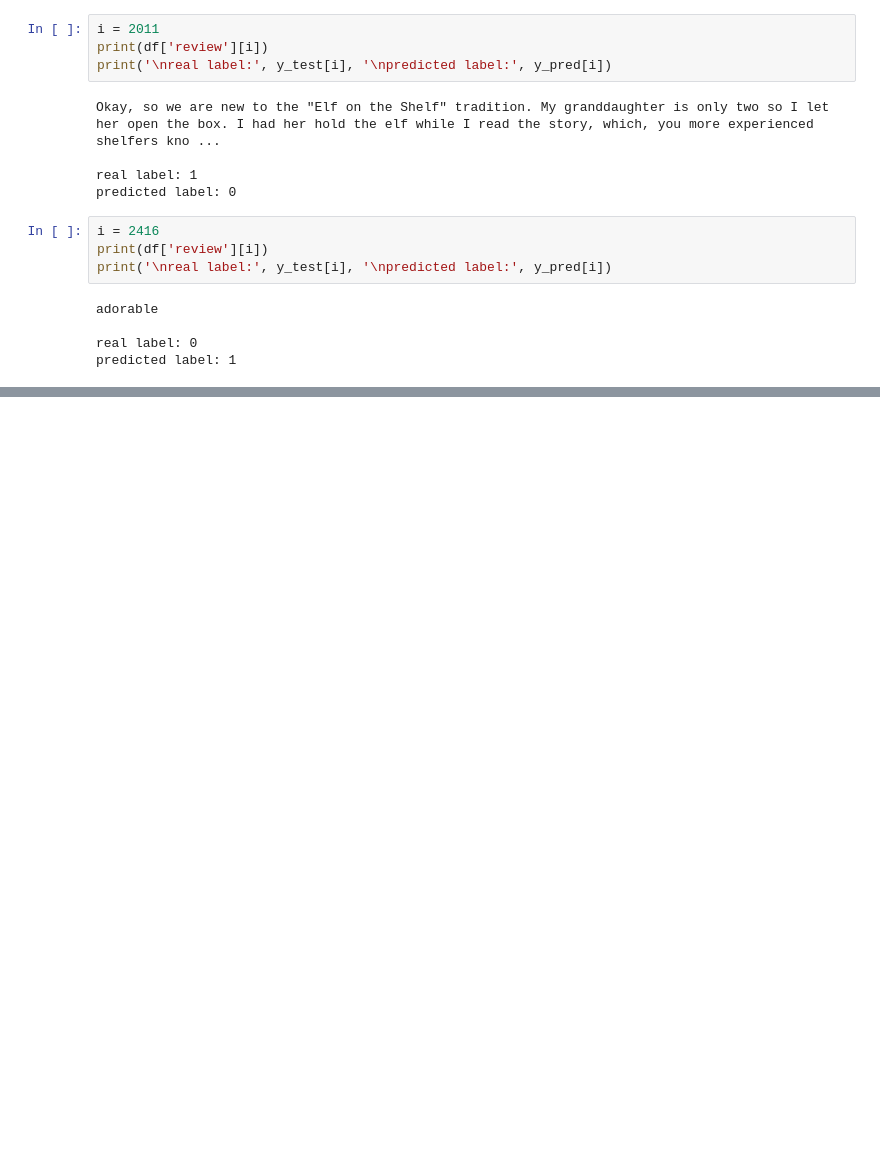
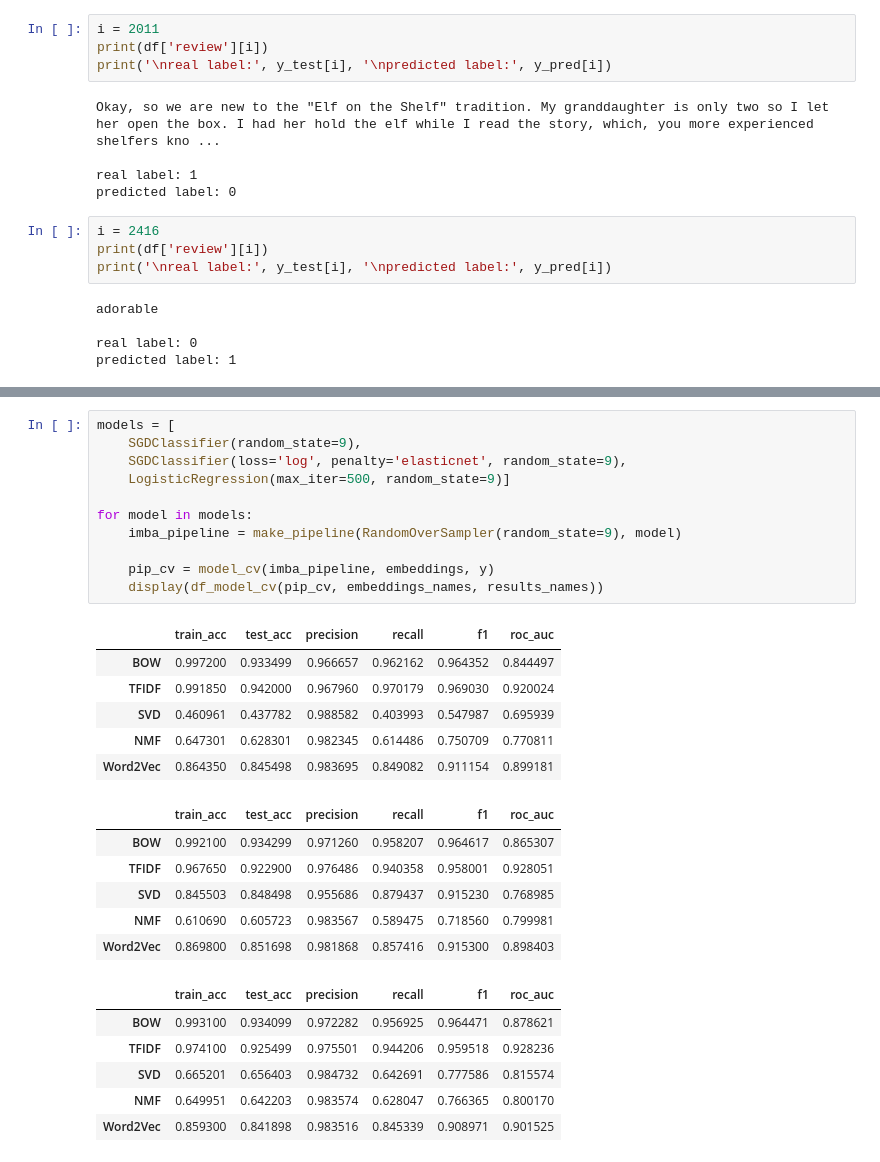
Before and after one commit to klaudia-nazarko/nlp-sentiment-analysis, a Jupyter notebook: toys_0_models.ipynb, the cells around one changed output, grey strips where cells are left out. Saved outputs shown, nothing was run; the diff lists cells and outputs as text; blank space fills up the shorter version.

```diff
--- a/toys_0_models.ipynb
+++ b/toys_0_models.ipynb
@@ -229,0 +292,30 @@ predicted label: 1
+# %%
+models = [
+    SGDClassifier(random_state=9),
+    SGDClassifier(loss='log', penalty='elasticnet', random_state=9),
+    LogisticRegression(max_iter=500, random_state=9)]
+
+for model in models:
+    imba_pipeline = make_pipeline(RandomOverSampler(random_state=9), model)
+
+    pip_cv = model_cv(imba_pipeline, embeddings, y)
+    display(df_model_cv(pip_cv, embeddings_names, results_names))
+# %% [output]
+|  | train_acc | test_acc | precision | recall | f1 | roc_auc |
+| BOW | 0.997200 | 0.933499 | 0.966657 | 0.962162 | 0.964352 | 0.844497 |
+| TFIDF | 0.991850 | 0.942000 | 0.967960 | 0.970179 | 0.969030 | 0.920024 |
+| SVD | 0.460961 | 0.437782 | 0.988582 | 0.403993 | 0.547987 | 0.695939 |
+| NMF | 0.647301 | 0.628301 | 0.982345 | 0.614486 | 0.750709 | 0.770811 |
+| Word2Vec | 0.864350 | 0.845498 | 0.983695 | 0.849082 | 0.911154 | 0.899181 |
+|  | train_acc | test_acc | precision | recall | f1 | roc_auc |
+| BOW | 0.992100 | 0.934299 | 0.971260 | 0.958207 | 0.964617 | 0.865307 |
+| TFIDF | 0.967650 | 0.922900 | 0.976486 | 0.940358 | 0.958001 | 0.928051 |
+| SVD | 0.845503 | 0.848498 | 0.955686 | 0.879437 | 0.915230 | 0.768985 |
+| NMF | 0.610690 | 0.605723 | 0.983567 | 0.589475 | 0.718560 | 0.799981 |
+| Word2Vec | 0.869800 | 0.851698 | 0.981868 | 0.857416 | 0.915300 | 0.898403 |
+|  | train_acc | test_acc | precision | recall | f1 | roc_auc |
+| BOW | 0.993100 | 0.934099 | 0.972282 | 0.956925 | 0.964471 | 0.878621 |
+| TFIDF | 0.974100 | 0.925499 | 0.975501 | 0.944206 | 0.959518 | 0.928236 |
+| SVD | 0.665201 | 0.656403 | 0.984732 | 0.642691 | 0.777586 | 0.815574 |
+| NMF | 0.649951 | 0.642203 | 0.983574 | 0.628047 | 0.766365 | 0.800170 |
+| Word2Vec | 0.859300 | 0.841898 | 0.983516 | 0.845339 | 0.908971 | 0.901525 |
```
Also changed, not shown: parts of 9 cells of this notebook.
